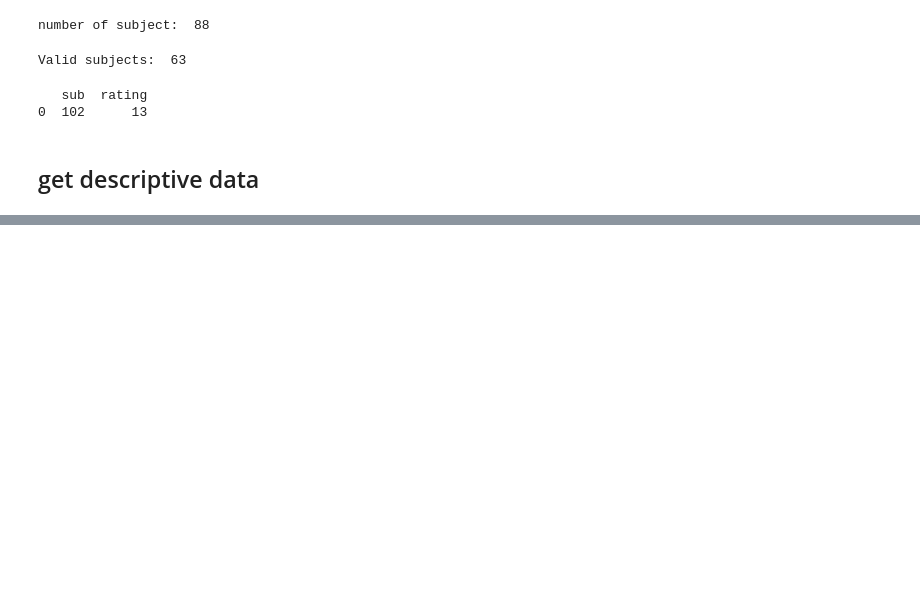
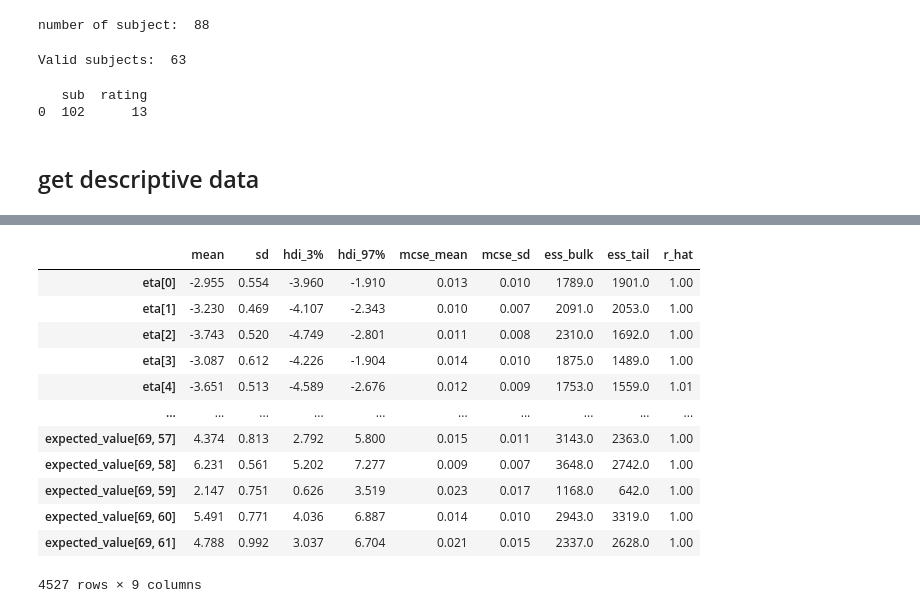
Before and after one commit to KoremNSN/Aging, a Jupyter notebook: Reversal/PH_model_OD.ipynb, the cells around one changed output, grey strips where cells are left out. Drawn from its saved outputs; the diff is of its cells as text; code cells hidden in the pictures; blank space fills up the shorter version.

```diff
--- a/Reversal/PH_model_OD.ipynb
+++ b/Reversal/PH_model_OD.ipynb
@@ -149,36 +163,3 @@ def update_Q_r(stim, shock,
     #                                                             alpha[tt.arange(n_subj),1], alpha[tt.arange(n_subj),0])))
 
     return Qs, vec, alpha
-# %%
-with pm.Model() as m1:
-
-
-    eta = pm.Normal('eta', 0,1, shape=n_subj)
-    kappa = pm.Normal('kappa', 0,1, shape=n_subj)
-    beta = pm.Normal('beta',0, 1, shape=n_subj)
-    eps = pm.HalfNormal('eps', 5)
-
-    # intercept
-    #intercept = pm.Normal('intercept', 0, .5, shape=n_subj)
-
-    Qs = 0.5 * tt.ones((n_subj,2), dtype='float64') # set values for boths stimuli (CS+, CS-)
-    vec = 0.5 * tt.ones((n_subj,1), dtype='float64') # vector to save the relevant stimulus's expactation
-  #  alpha = 0 * tt.ones((n_subj,2), dtype='float64') # vector to save the relevant stimulus's expactation
-   # assoc = 0 * tt.ones((n_subj,1), dtype='float64') # vector to save the relevant stimulus's expactation
-
-    [Qs,vec, alpha], updates = theano.scan(
-        fn=update_Q_r,
-        sequences=[stim, reward],
-        outputs_info=[Qs, vec, None],
-        non_sequences=[eta, kappa, n_subj])
-
-    vec_ = vec[trials, subj,0] * beta[subj]# + intercept[subj]
-
-    scrs = pm.Normal('scrs', mu = vec_, sd = eps, observed=rating)
-
-    # add matrix of expected values (trials X subjects)
-    ev = pm.Deterministic('expected_value', vec_)
-    # add associability
-   # alpha = pm.Deterministic('pe', alpha)
-
-    tr = pm.sample(target_accept=.9, chains=4, cores=10, return_inferencedata=True)
@@ -190,0 +166,16 @@ NUTS: [eps, beta, kappa, eta]
+# %%
+az.summary(tr)
+# %% [output]
+|  | mean | sd | hdi_3% | hdi_97% | mcse_mean | mcse_sd | ess_bulk | ess_tail | r_hat |
+| eta[0] | -2.955 | 0.554 | -3.960 | -1.910 | 0.013 | 0.010 | 1789.0 | 1901.0 | 1.00 |
+| eta[1] | -3.230 | 0.469 | -4.107 | -2.343 | 0.010 | 0.007 | 2091.0 | 2053.0 | 1.00 |
+| eta[2] | -3.743 | 0.520 | -4.749 | -2.801 | 0.011 | 0.008 | 2310.0 | 1692.0 | 1.00 |
+| eta[3] | -3.087 | 0.612 | -4.226 | -1.904 | 0.014 | 0.010 | 1875.0 | 1489.0 | 1.00 |
+| eta[4] | -3.651 | 0.513 | -4.589 | -2.676 | 0.012 | 0.009 | 1753.0 | 1559.0 | 1.01 |
+| ... | ... | ... | ... | ... | ... | ... | ... | ... | ... |
+| expected_value[69, 57] | 4.374 | 0.813 | 2.792 | 5.800 | 0.015 | 0.011 | 3143.0 | 2363.0 | 1.00 |
+| expected_value[69, 58] | 6.231 | 0.561 | 5.202 | 7.277 | 0.009 | 0.007 | 3648.0 | 2742.0 | 1.00 |
+| expected_value[69, 59] | 2.147 | 0.751 | 0.626 | 3.519 | 0.023 | 0.017 | 1168.0 | 642.0 | 1.00 |
+| expected_value[69, 60] | 5.491 | 0.771 | 4.036 | 6.887 | 0.014 | 0.010 | 2943.0 | 3319.0 | 1.00 |
+| expected_value[69, 61] | 4.788 | 0.992 | 3.037 | 6.704 | 0.021 | 0.015 | 2337.0 | 2628.0 | 1.00 |
+4527 rows × 9 columns
```
Also changed, not shown: parts of 16 cells of this notebook.
